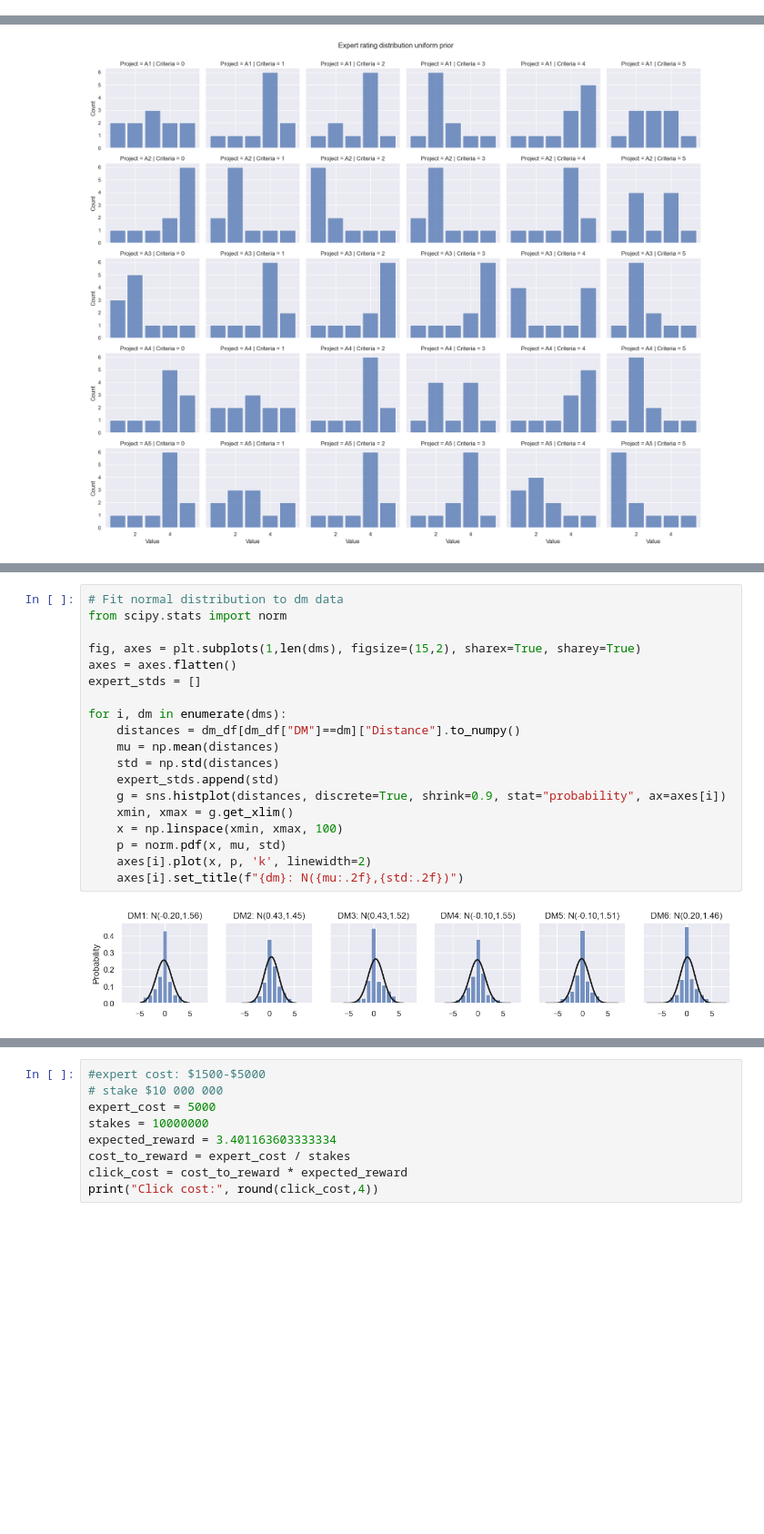
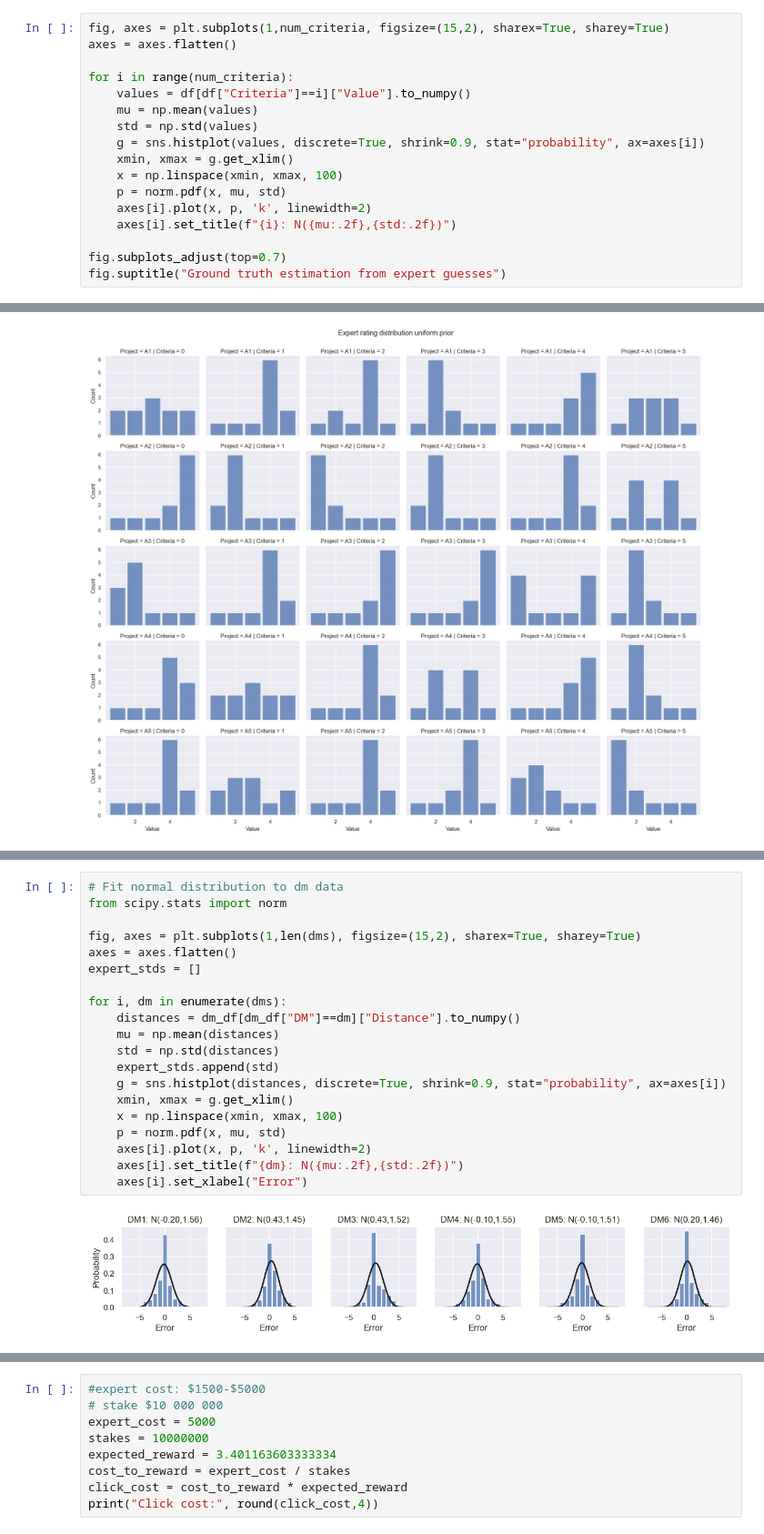
Before and after one commit to lovis-heindrich/MGPS-project-selection, a Jupyter notebook: khalili_env_params.ipynb, the cells around one changed output, grey strips where cells are left out. Shown: that part at 91% size. Cells and saved outputs as stored; diff of their text form; blank space fills up the shorter version.

Commit message:
discrete env

```diff
--- a/khalili_env_params.ipynb
+++ b/khalili_env_params.ipynb
@@ -58,3 +62,20 @@ g.fig.suptitle("Expert rating distribution no prior")
 # %% [output]
 Text(0.5, 0.98, 'Expert rating distribution no prior')
 [figure]
+# %%
+fig, axes = plt.subplots(1,num_criteria, figsize=(15,2), sharex=True, sharey=True)
+axes = axes.flatten()
+
+for i in range(num_criteria):
+    values = df[df["Criteria"]==i]["Value"].to_numpy()
+    mu = np.mean(values)
+    std = np.std(values)
+    g = sns.histplot(values, discrete=True, shrink=0.9, stat="probability", ax=axes[i])
+    xmin, xmax = g.get_xlim()
+    x = np.linspace(xmin, xmax, 100)
+    p = norm.pdf(x, mu, std)
+    axes[i].plot(x, p, 'k', linewidth=2)
+    axes[i].set_title(f"{i}: N({mu:.2f},{std:.2f})")
+
+fig.subplots_adjust(top=0.7)
+fig.suptitle("Ground truth estimation from expert guesses")
@@ -152,24 +184,25 @@ plt.show()
 # %%
 # Fit normal distribution to dm data
 from scipy.stats import norm
 
 fig, axes = plt.subplots(1,len(dms), figsize=(15,2), sharex=True, sharey=True)
 axes = axes.flatten()
 expert_stds = []
 
 for i, dm in enumerate(dms):
     distances = dm_df[dm_df["DM"]==dm]["Distance"].to_numpy()
     mu = np.mean(distances)
     std = np.std(distances)
     expert_stds.append(std)
     g = sns.histplot(distances, discrete=True, shrink=0.9, stat="probability", ax=axes[i])
     xmin, xmax = g.get_xlim()
     x = np.linspace(xmin, xmax, 100)
     p = norm.pdf(x, mu, std)
     axes[i].plot(x, p, 'k', linewidth=2)
     axes[i].set_title(f"{dm}: N({mu:.2f},{std:.2f})")
+    axes[i].set_xlabel("Error")
 # %% [output]
-[figure, old version]
+[figure, new version]
 # %%
 print(expert_stds)
 # %% [output]
```
Also changed, not shown: parts of 7 cells of this notebook, 5 other files.
